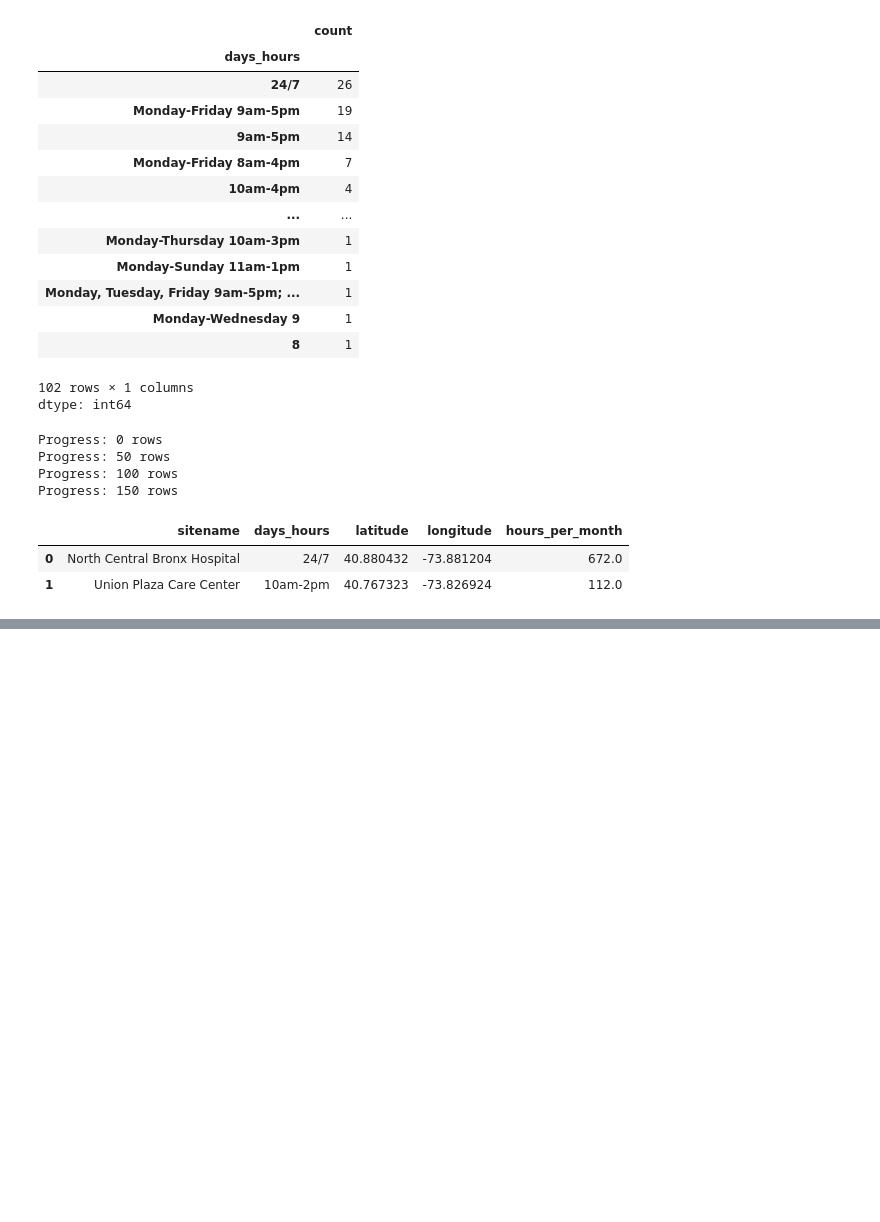
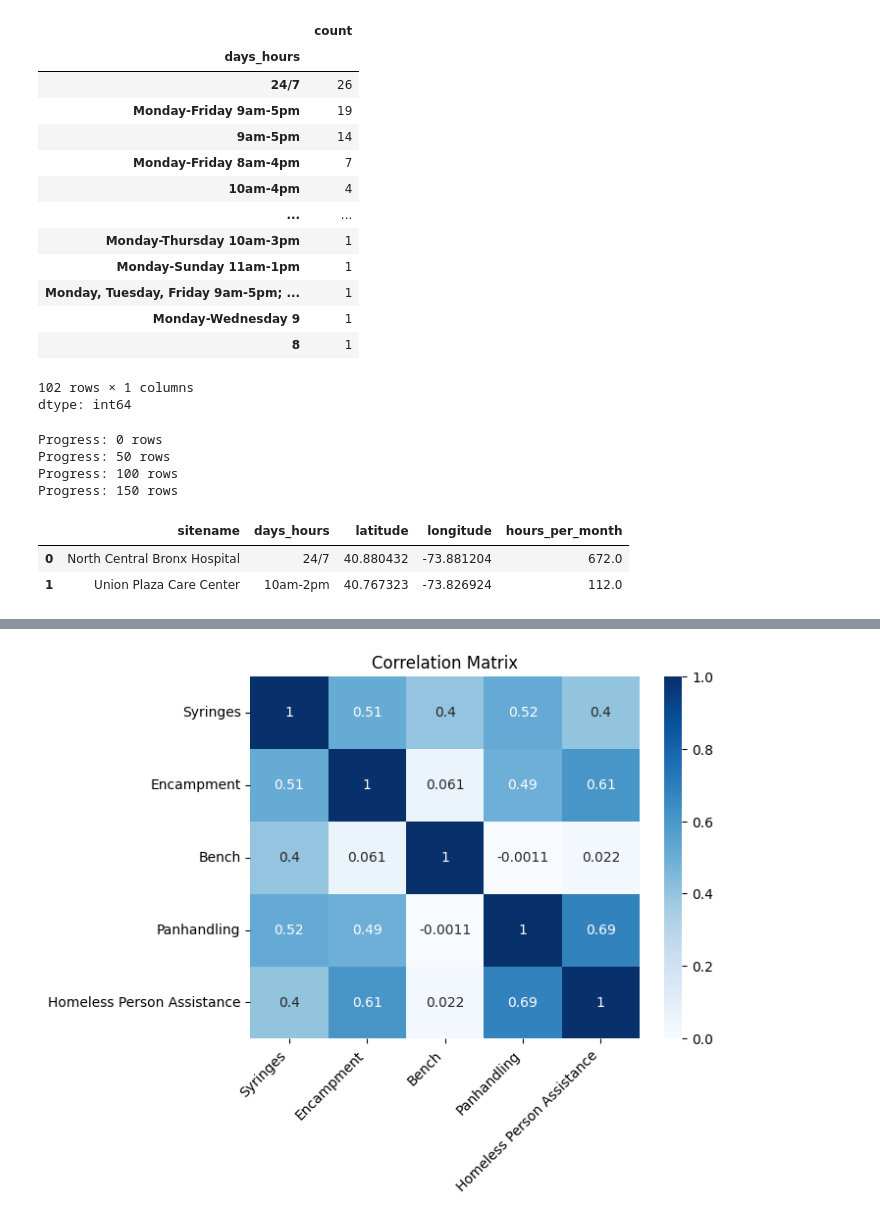
Before and after one commit to abretti/em212-applied-data-science, a Jupyter notebook: Final_Project.ipynb, the cells around one changed output, grey strips where cells are left out. Saved outputs shown, nothing was run; the diff lists cells and outputs as text; code cells hidden in the pictures; blank space fills up the shorter version.

```diff
--- a/Final_Project.ipynb
+++ b/Final_Project.ipynb
@@ -346,0 +440,3 @@ dropoff_sites.head(2)
+# %%
+# Spatial join all_311_complaints and nta
+all_311_complaints = all_311_complaints.sjoin(nta[['NTA2020', 'geometry']], how = 'left')
@@ -346,0 +459,36 @@ dropoff_sites.head(2)
+# %%
+# Group all_311_complaints by NTA and calculate the following:
+# All complaints
+# Syringe complaints
+# Encampment complaints
+# Bench complaints
+# Panhandling complaints
+# Homeless person assistance complaints
+complaints_by_nta = all_311_complaints.groupby('NTA2020').agg(all_complaints = ('unique_key', 'count'),
+                                                              syringe_complaints = ('descriptor', lambda x: (x == 'Syringes').sum()),
+                                                              encampment_complaints = ('complaint_type', lambda x: (x == 'Encampment').sum()),
+                                                              bench_complaints = ('complaint_type', lambda x: (x == 'Bench').sum()),
+                                                              panhandling_complaints = ('complaint_type', lambda x: (x == 'Panhandling').sum()),
+                                                              homeless_assistance_complaints = ('complaint_type', lambda x: (x == 'Homeless Person Assistance').sum()))
+# %%
+# Divide each category by all_complaints
+complaints_by_nta['syringes/all (%)'] = 100 * complaints_by_nta['syringe_complaints'] / complaints_by_nta['all_complaints']
+complaints_by_nta['encampments/all (%)'] = 100 * complaints_by_nta['encampment_complaints'] / complaints_by_nta['all_complaints']
+complaints_by_nta['benches/all (%)'] = 100 * complaints_by_nta['bench_complaints'] / complaints_by_nta['all_complaints']
+complaints_by_nta['panhandling/all (%)'] = 100 * complaints_by_nta['panhandling_complaints'] / complaints_by_nta['all_complaints']
+complaints_by_nta['homeless assistance/all (%)'] = 100 * complaints_by_nta['homeless_assistance_complaints'] / complaints_by_nta['all_complaints']
+# %%
+# Plot the correlation matrix between syringe complaints and the other complaint categories, divided by all complaints
+fig, ax = plt.subplots()
+sns.heatmap(complaints_by_nta[['syringes/all (%)',
+                               'encampments/all (%)',
+                               'benches/all (%)',
+                               'panhandling/all (%)',
+                               'homeless assistance/all (%)']].corr(),
+            cmap = 'Blues', annot = True)
+ax.set_title('Correlation Matrix')
+ax.set_xticklabels(['Syringes', 'Encampment', 'Bench', 'Panhandling', 'Homeless Person Assistance'], rotation = 45, ha = 'right')
+ax.set_yticklabels(['Syringes', 'Encampment', 'Bench', 'Panhandling', 'Homeless Person Assistance'])
+plt.show()
+# %% [output]
+[figure, added]
```
Also changed, not shown: parts of 16 cells of this notebook.
